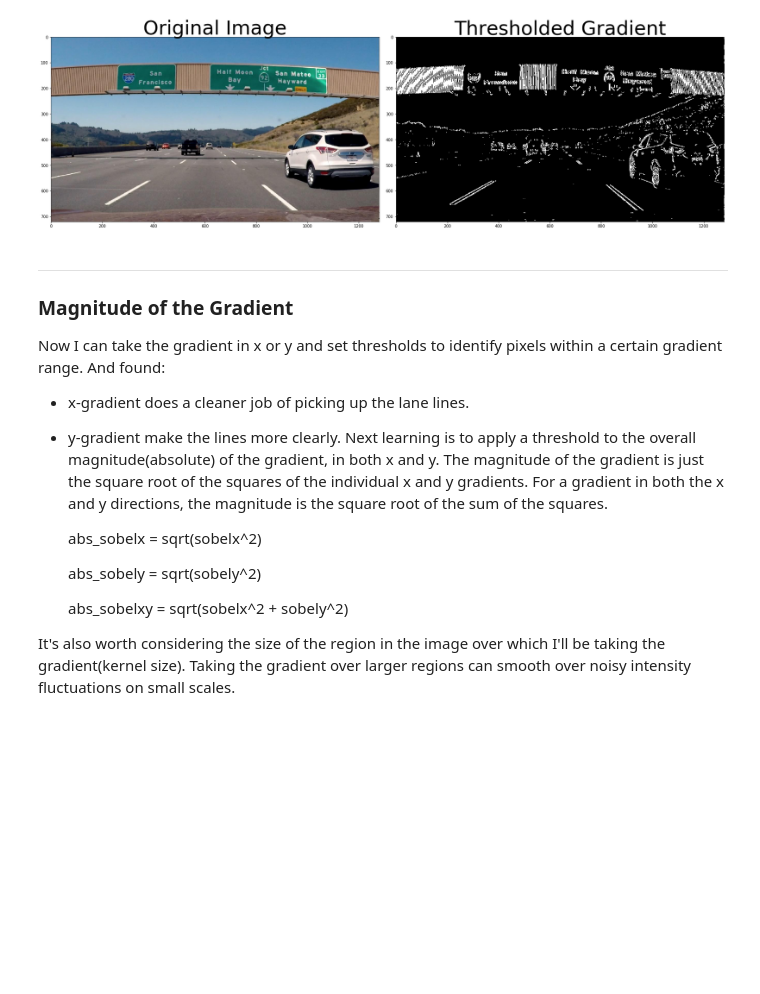
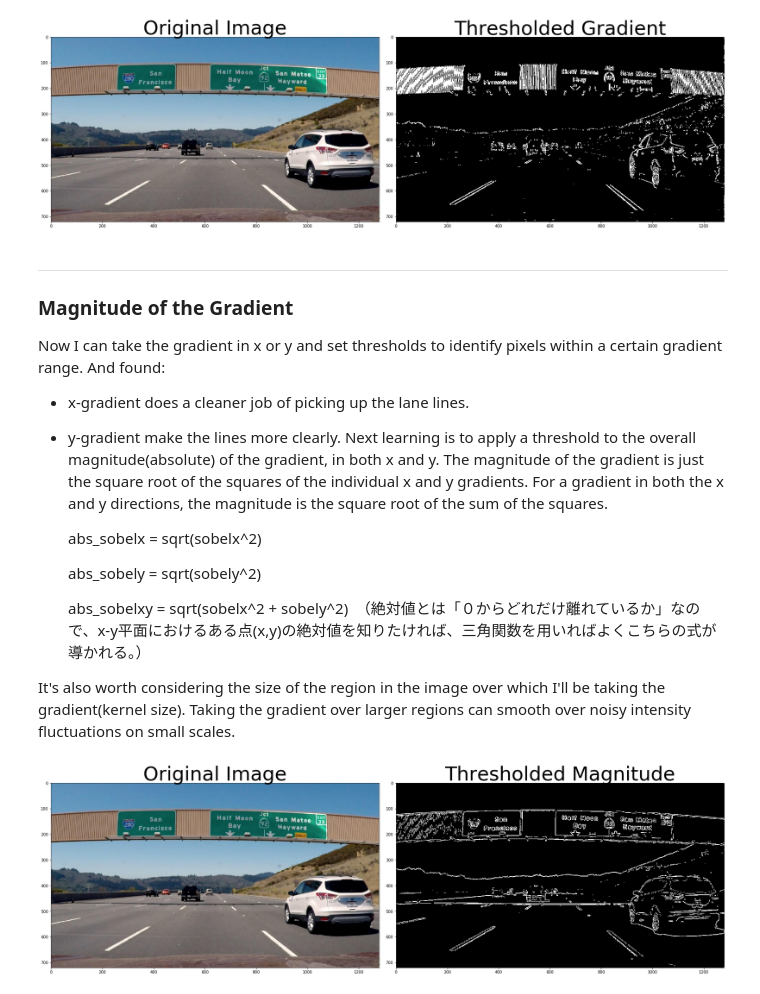
Before and after one commit to MasanaoMatsuda/tr-self-driving-cars, a Jupyter notebook: L7_Gradients&ColorSpaces.ipynb, the cells around one changed output. Drawn from its saved outputs; the diff is of its cells as text; code cells hidden in the pictures; blank space fills up the shorter version.

Commit message:
magnitude of the gradient

```diff
--- a/L7_Gradients&ColorSpaces.ipynb
+++ b/L7_Gradients&ColorSpaces.ipynb
@@ -88,6 +88,28 @@ The magnitude of the gradient is just the square root of the squares of the indi
 
     abs_sobely = sqrt(sobely^2)
 
-    abs_sobelxy = sqrt(sobelx^2 + sobely^2)
+    abs_sobelxy = sqrt(sobelx^2 + sobely^2)　（絶対値とは「０からどれだけ離れているか」なので、x-y平面におけるある点(x,y)の絶対値を知りたければ、三角関数を用いればよくこちらの式が導かれる。）
 
 It's also worth considering the size of the region in the image over which I'll be taking the gradient(kernel size). Taking the gradient over larger regions can smooth over noisy intensity fluctuations on small scales.
+# %%
+def mag_thresh(img, sobel_kernel=3, mag_thresh=(0,255)):
+    gray = cv2.cvtColor(img, cv2.COLOR_RGB2GRAY)
+    sobelx = cv2.Sobel(gray, cv2.CV_64F, 1, 0, ksize=5)
+    sobely = cv2.Sobel(gray, cv2.CV_64F, 0, 1, ksize=5)
+    gradmag = np.sqrt(sobelx**2 + sobely**2)
+    normalized = np.uint8(gradmag*255/np.max(gradmag))
+    binary = np.zeros_like(normalized)
+    binary[(normalized > mag_thresh[0]) & (normalized < mag_thresh[1])] = 1
+    return binary
+# %%
+mag_binary = mag_thresh(image, sobel_kernel=3, mag_thresh=(50, 100))
+
+f, (ax1, ax2) = plt.subplots(1, 2, figsize=(24, 9))
+f.tight_layout()
+ax1.imshow(image)
+ax1.set_title('Original Image', fontsize=50)
+ax2.imshow(mag_binary, cmap='gray')
+ax2.set_title('Thresholded Magnitude', fontsize=50)
+plt.subplots_adjust(left=0., right=1, top=0.9, bottom=0.)
+# %% [output]
+[figure, added]
```
